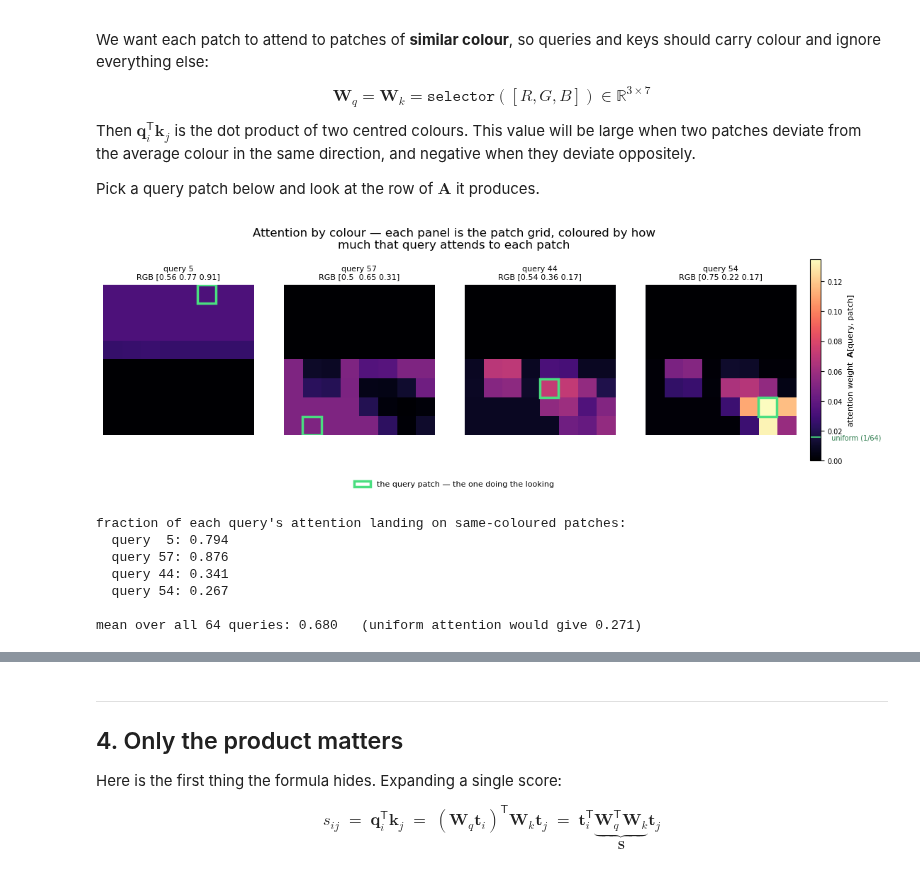
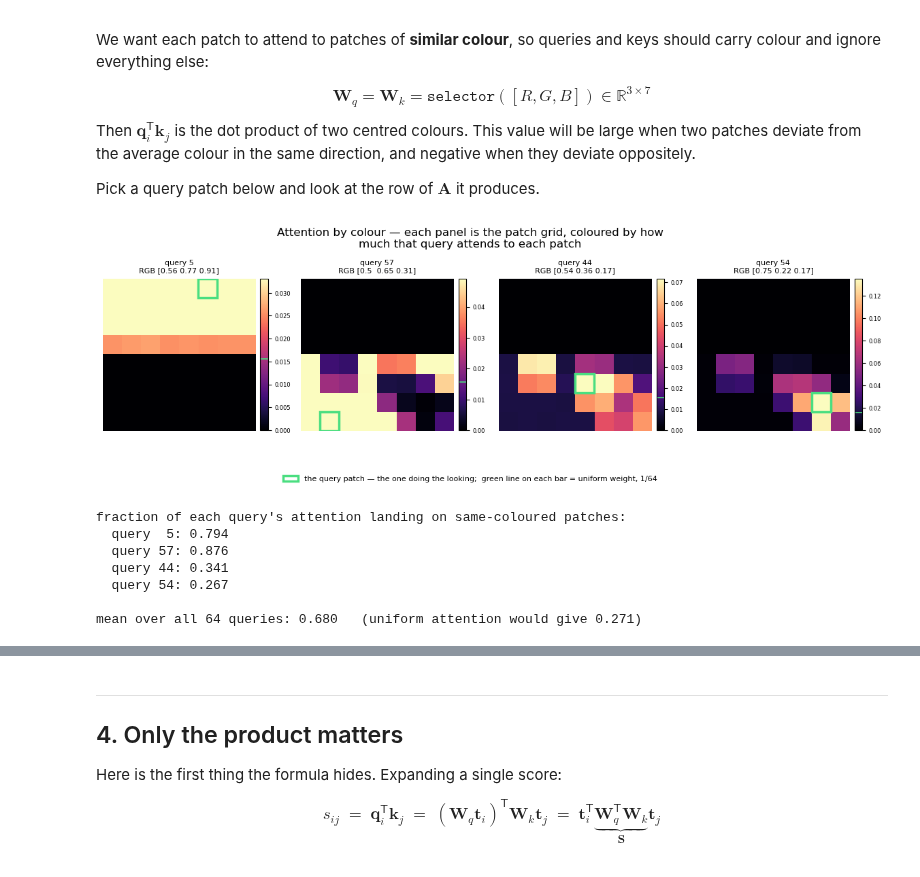
Before and after one commit to RibeiroResearch/neural-nets-tutorials, a Jupyter notebook: attention_by_hand.ipynb, the cells around one changed output, grey strips where cells are left out. Cells and saved outputs as stored; diff of their text form; code cells hidden in the pictures.

```diff
--- a/attention_by_hand.ipynb
+++ b/attention_by_hand.ipynb
@@ -216,56 +216,56 @@ def show_attention(A, queries, title, rows=1):
 
     The panels use the image's own patch layout -- cell (r, c) is image patch
     (r, c) -- but what is coloured is the attention weight, not the patch's
-    colour. All panels share one scale so they can be compared.
+    colour. Each panel is scaled to its own peak, so read the pattern within a
+    panel rather than the brightness between panels; its colorbar carries the
+    actual weights, and the marked line is the uniform weight 1/N.
     """
     cols = -(-len(queries) // rows)
-    fig, axes = plt.subplots(rows, cols, figsize=(3.3 * cols, 3.7 * rows))
+    fig, axes = plt.subplots(rows, cols, figsize=(3.6 * cols, 3.7 * rows))
     axes = np.atleast_1d(axes).ravel()
-    vmax = max(A[q].max() for q in queries)
 
     for ax, q in zip(axes, queries):
-        im = ax.imshow(A[q].reshape(GRID, GRID), cmap="magma", vmin=0, vmax=vmax)
+        im = ax.imshow(A[q].reshape(GRID, GRID), cmap="magma", vmin=0)
         gy, gx = divmod(q, GRID)
         ax.add_patch(plt.Rectangle((gx - 0.5, gy - 0.5), 1, 1,
                                    fill=False, ec=QUERY_EDGE, lw=2.5))
         ax.set_title(f"query {q}\nRGB {np.round(patch_rgb[q], 2)}", fontsize=8)
         ax.axis("off")
+
+        bar = fig.colorbar(im, ax=ax, fraction=0.046, pad=0.03)
+        bar.ax.axhline(1 / N, color=QUERY_EDGE, lw=1.2)
+        bar.ax.tick_params(labelsize=6)
     for ax in axes[len(queries):]:
         ax.axis("off")
 
     key = plt.Rectangle((0, 0), 1, 1, fill=False, ec=QUERY_EDGE, lw=2.5)
-    fig.legend([key], ["the query patch — the one doing the looking"],
+    fig.legend([key], ["the query patch — the one doing the looking;  "
+                       "green line on each bar = uniform weight, 1/64"],
                loc="lower center", frameon=False, fontsize=8,
-               bbox_to_anchor=(0.5, -0.02))
-
-    bar = fig.colorbar(im, ax=axes.tolist(), fraction=0.025, pad=0.02)
-    bar.set_label("attention weight  $\\mathbf{A}$[query, patch]", fontsize=8)
-    bar.ax.axhline(1 / N, color="#4ade80", lw=1.2)
-    bar.ax.text(1.9, 1 / N, " uniform (1/64)", va="center", fontsize=7, color="#2f7d4f")
-    bar.ax.tick_params(labelsize=7)
+               bbox_to_anchor=(0.5, -0.04))
 
     fig.suptitle(title, y=1.0)
     plt.show()
 
 
 show_attention(A_colour, DEMO_QUERIES,
                "Attention by colour — each panel is the patch grid, coloured by how\n"
                "much that query attends to each patch")
 
 # Check: For each query, how much of
 # its attention lands on patches whose colour is close to its own?
 def attention_on_similar(A, tol=0.12):
     colour_distance = np.linalg.norm(patch_rgb[:, None, :] - patch_rgb[None, :, :], axis=-1)
     similar = colour_distance < tol
     return (A * similar).sum(axis=1)
 
 share = attention_on_similar(A_colour)
 print(f"fraction of each query's attention landing on same-coloured patches:")
 for q in DEMO_QUERIES:
     print(f"  query {q:2d}: {share[q]:.3f}")
 print(f"\nmean over all {N} queries: {share.mean():.3f}   (uniform attention would give {np.mean([(np.linalg.norm(patch_rgb - patch_rgb[i], axis=-1) < 0.12).mean() for i in range(N)]):.3f})")
 # %% [output]
-[figure, old version]
+[figure, new version]
 fraction of each query's attention landing on same-coloured patches:
   query  5: 0.794
   query 57: 0.876
```
Also changed, not shown: parts of 2 cells of this notebook.
